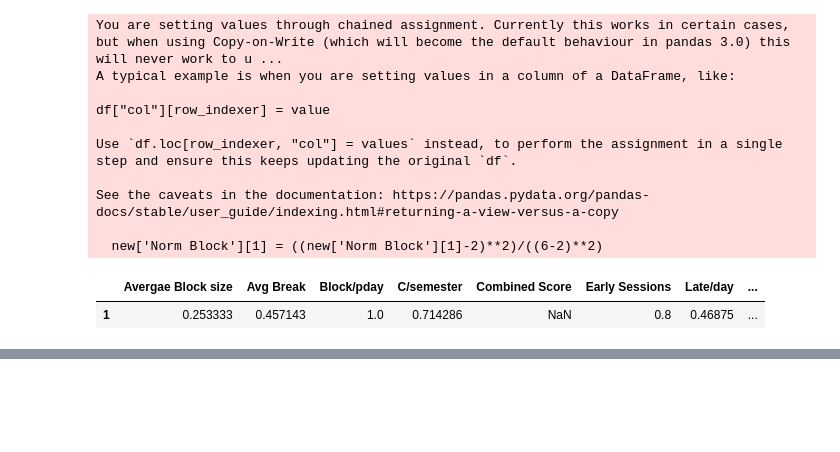
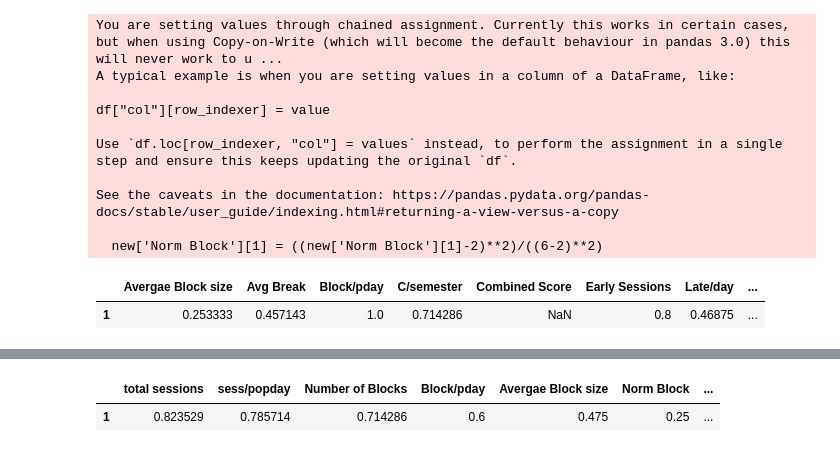
Before and after one commit to BoluP0202/Timetabling, a Jupyter notebook: rater.ipynb, the cells around one changed output, grey strips where cells are left out. Drawn from its saved outputs; the diff is of its cells as text; code cells hidden in the pictures; blank space fills up the shorter version.

```diff
--- a/rater.ipynb
+++ b/rater.ipynb
@@ -79,0 +93,8 @@ RandomForestClassifier(max_depth=50, max_features=9, n_jobs=-1, random_state=20)
+# %%
+badsamp = rt.timetable_to_values(badsamp)
+badsamp = rt.de_nan(badsamp)
+badsamp = rt.normnew(table1,badsamp)
+badsamp = badsamp.drop(['C/semester', 'Combined Score', 'Score based Rating'], axis = 1)
+badsamp = badsamp.reindex(columns = ['total sessions', 'sess/popday', 'Number of Blocks', 'Block/pday',
+       'Avergae Block size', 'Norm Block', 'Early Sessions', 'Late/day',
+       'Avg Break'])
@@ -79,0 +112,5 @@ RandomForestClassifier(max_depth=50, max_features=9, n_jobs=-1, random_state=20)
+# %%
+badsamp
+# %% [output]
+|  | total sessions | sess/popday | Number of Blocks | Block/pday | Avergae Block size | Norm Block | ... |
+| 1 | 0.823529 | 0.785714 | 0.714286 | 0.6 | 0.475 | 0.25 | ... |
```
Also changed, not shown: parts of 14 cells of this notebook, 8 other files.
